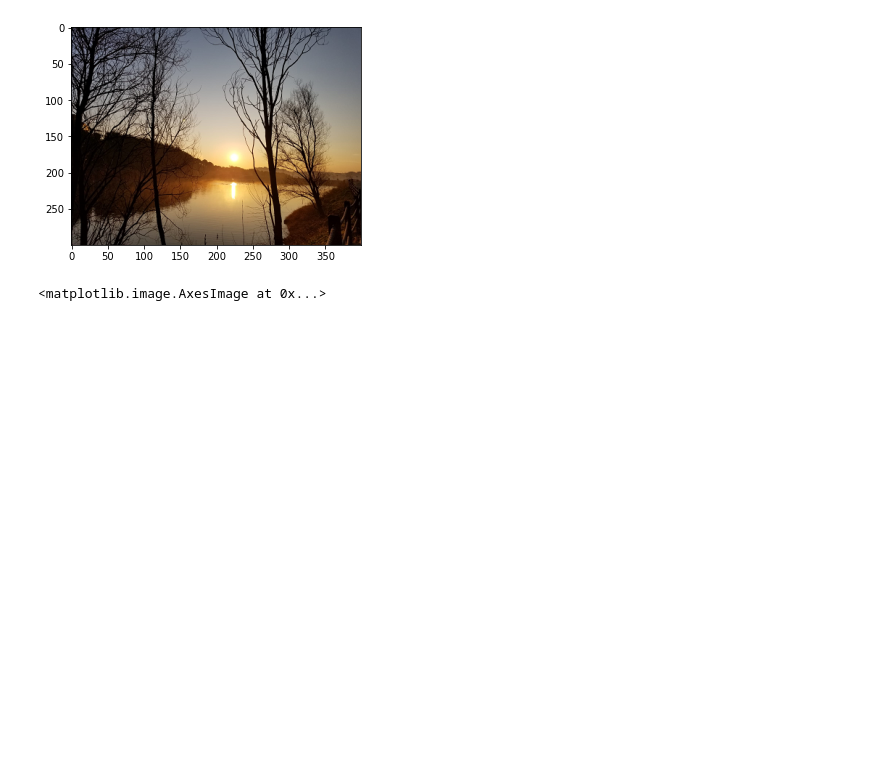
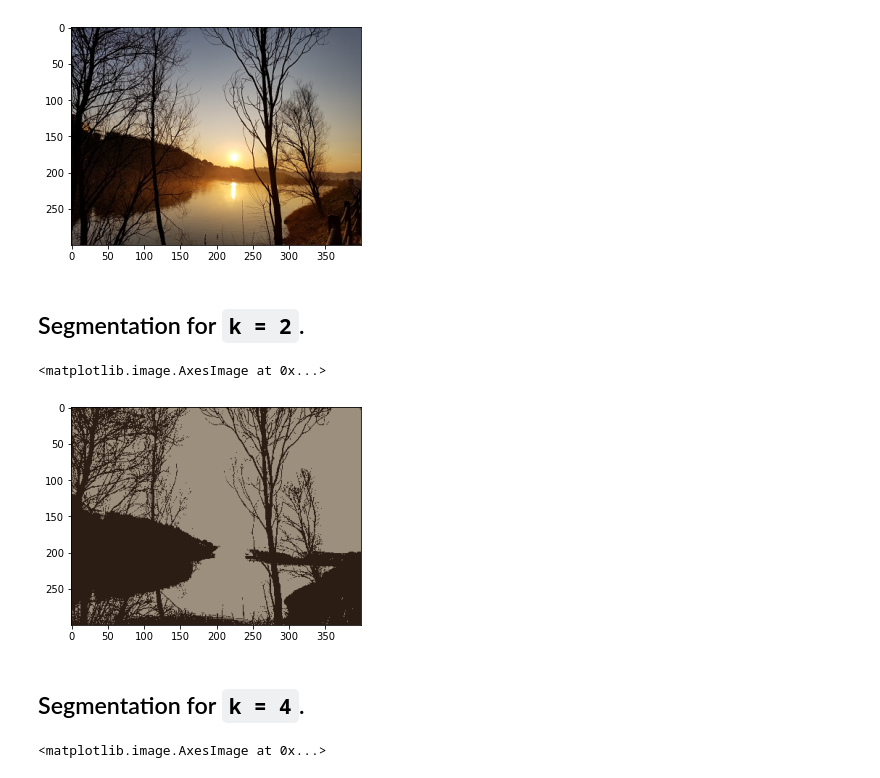
Before and after one commit to yukosgiti/BBL_588_HW_2, a Jupyter notebook: homemork2.ipynb, the cells around one changed output. Cells and saved outputs as stored; diff of their text form; code cells hidden in the pictures; blank space fills up the shorter version.

```diff
--- a/homemork2.ipynb
+++ b/homemork2.ipynb
@@ -42,4 +42,26 @@ plt.imshow(sunny_lake)
 # However to use kmeans cluestering we need to reshape it to 2D. E.g. (x, y, color) => (x*y, color)
 x, y, z = sunny_lake.shape
 sunny_lake_2d = sunny_lake.reshape(x*y, z)
+# %% [markdown]
+## Segmentation for `k = 2`.
+# %%
+from sklearn.cluster import KMeans
+
+# Inspired from...
+# https://stackoverflow.com/a/47152316
+
+kmeans = KMeans(n_clusters=2, random_state=0)
+kmeans.fit(sunny_lake_2d)
+
+# Based on the clusters calculate segments
+segmented_sunny_lake = kmeans.cluster_centers_[kmeans.labels_]
+
+# Reshape it back to the original 3D from 2D.
+segmented_sunny_lake = segmented_sunny_lake.reshape(sunny_lake.shape)
+plt.imshow(segmented_sunny_lake)
+# %% [output]
+<matplotlib.image.AxesImage at 0x...>
+[figure, added]
+# %% [markdown]
+## Segmentation for `k = 4`.
 # %%
```
Also changed, not shown: parts of 12 cells of this notebook.
